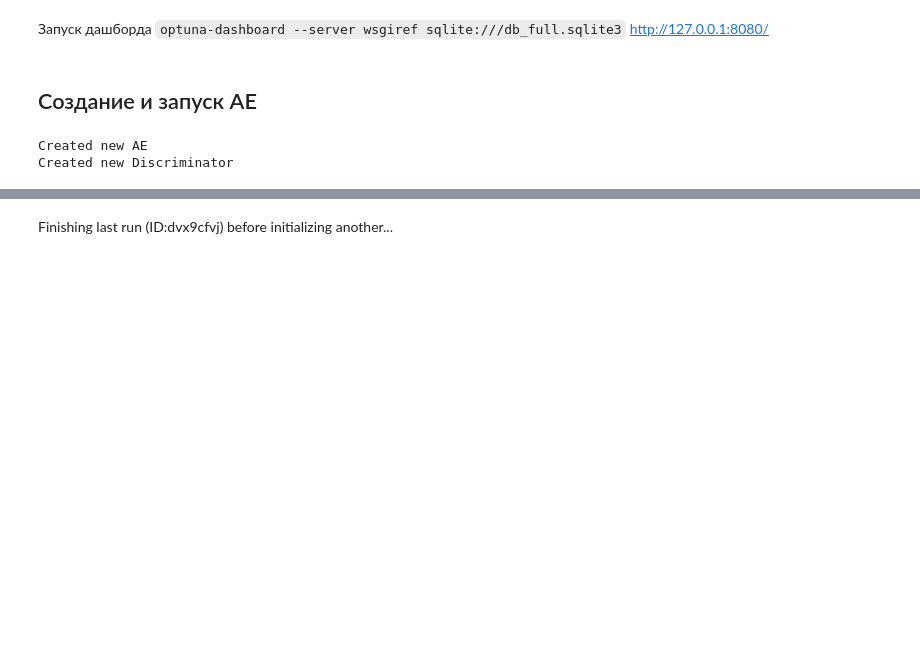
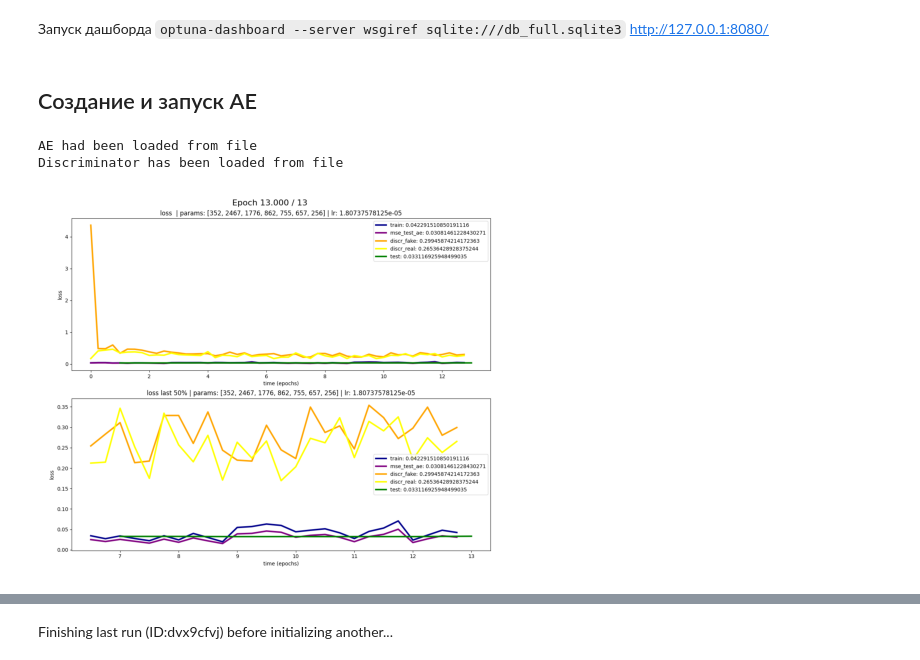
Before and after one commit to flydzen/diploma, a Jupyter notebook: diffuse_cond.ipynb, the cells around one changed output, grey strips where cells are left out. Saved outputs shown, nothing was run; the diff lists cells and outputs as text; code cells hidden in the pictures; blank space fills up the shorter version.

```diff
--- a/diffuse_cond.ipynb
+++ b/diffuse_cond.ipynb
@@ -484,37 +499,38 @@ study.optimize(run_for_search, n_trials=14, show_progress_bar=True)
 ## Создание и запуск AE
 # %%
 #!g1.4
-force = True
+force = False
 GLIPH_WIDTH = 256
-params = [SVG.ENCODE_HEIGHT * SVG.ENCODE_WIDTH, 2467, 1775, 862, 755, 657, GLIPH_WIDTH]
-d_params = [SVG.ENCODE_HEIGHT * SVG.ENCODE_WIDTH, 2467, 2000, 1775, 1200, 1024, 512, 256, 128, 64, 32, 16, 8, 1]
+params = [SVG.ENCODE_HEIGHT * SVG.ENCODE_WIDTH, 2467, 1776, 862, 755, 657, GLIPH_WIDTH]
+d_params = [SVG.ENCODE_HEIGHT * SVG.ENCODE_WIDTH, 2467, 2000, 1776, 1200, 1024, 512, 256, 128, 64, 32, 16, 8, 1]
 # lr = 3e-5
-lr = 1e-4
+lr = 2e-5
 
 model_ae, optimizer, scheduler = setup_ae(
     params=params,
     d_params=d_params,
     lr=lr,
     weight_decay=4e-6,
     line_size=SVG.ENCODE_WIDTH,
     step_size=3,
     step_gamma=0.975,
 )
 progresser = Progresser(train_dataloader)
 if not force and model_ae.myload():
     print('AE had been loaded from file')
     save_folder = Path('models') / model_ae.__class__.__name__ / model_ae.name
     img = mpimg.imread(Path(save_folder) / '_loss.png')
     plt.axis('off')
     plt.imshow(img)
 else:
     print('Created new AE')
 if not force and model_ae.discriminator[0].myload():
     print('Discriminator has been loaded from file')
 else:
     print('Created new Discriminator')
 # %% [output]
-Created new AE
-Created new Discriminator
+AE had been loaded from file
+Discriminator has been loaded from file
+[figure, added]
 # %%
 model_ae.state_dict()['encoder.0.layer.0.weight']
```
Also changed, not shown: parts of 12 cells of this notebook.
